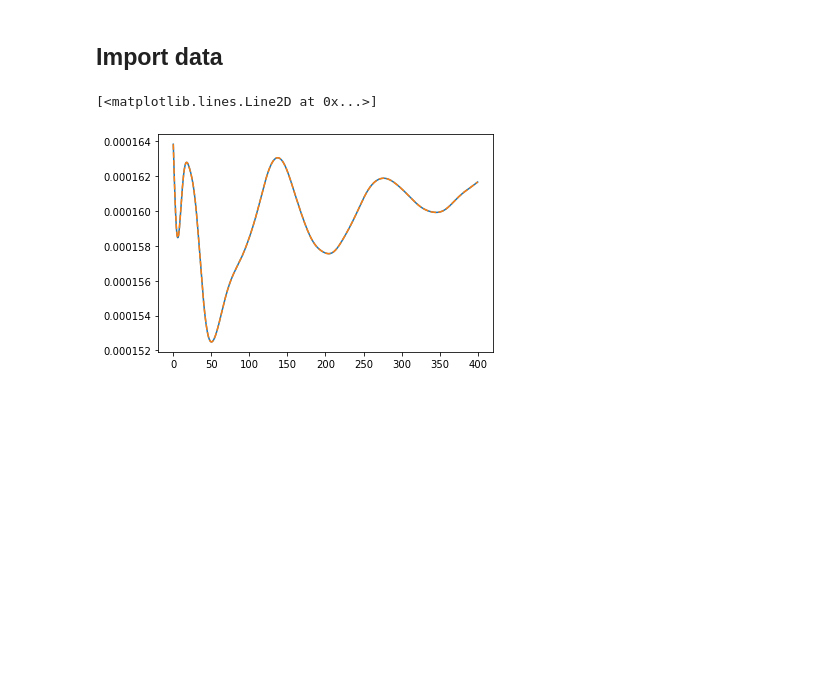
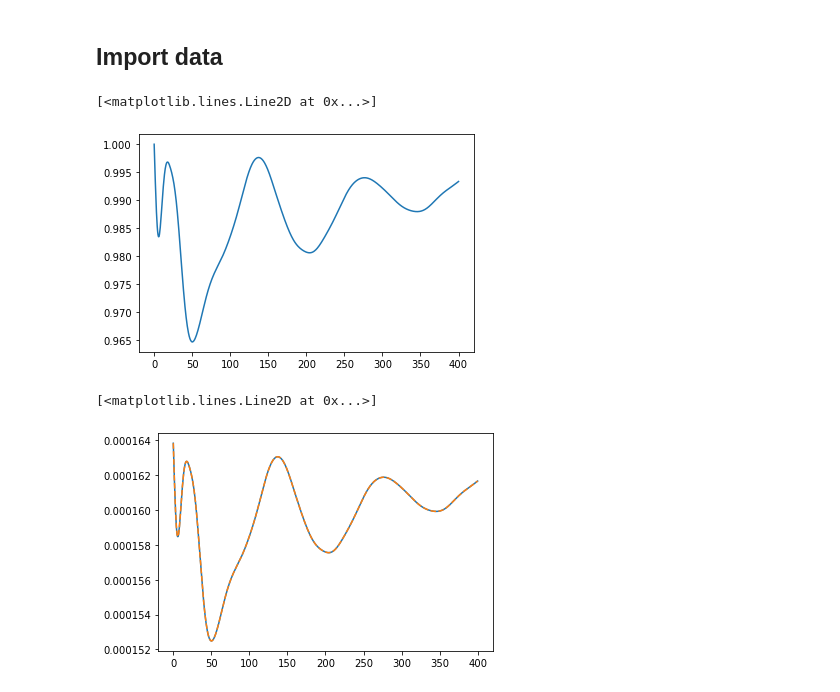
Before and after one commit to tandradew/etk_leftraru, a Jupyter notebook: notebooks/plots_TOV.ipynb, the cells around one changed output. Saved outputs shown, nothing was run; the diff lists cells and outputs as text; code cells hidden in the pictures; blank space fills up the shorter version.

```diff
--- a/notebooks/plots_TOV.ipynb
+++ b/notebooks/plots_TOV.ipynb
@@ -8 +11,6 @@ root = '../sim_data/tov_ET'
+# %%
+plt.plot(t, rho_max/rho_max[0])
+# %% [output]
+[<matplotlib.lines.Line2D at 0x...>]
+[figure, added]
 # %%
```
Also changed, not shown: parts of 2 cells of this notebook, 1 other file.
